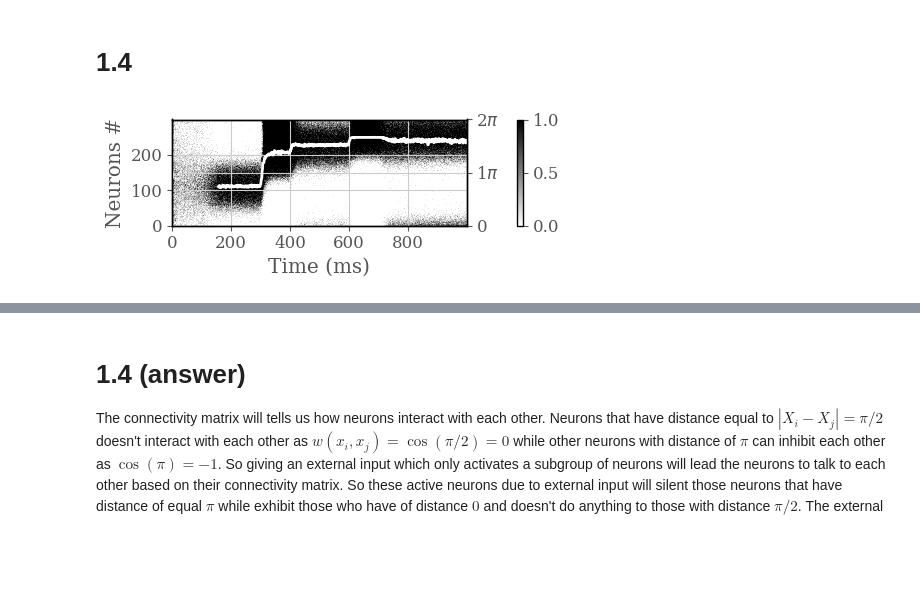
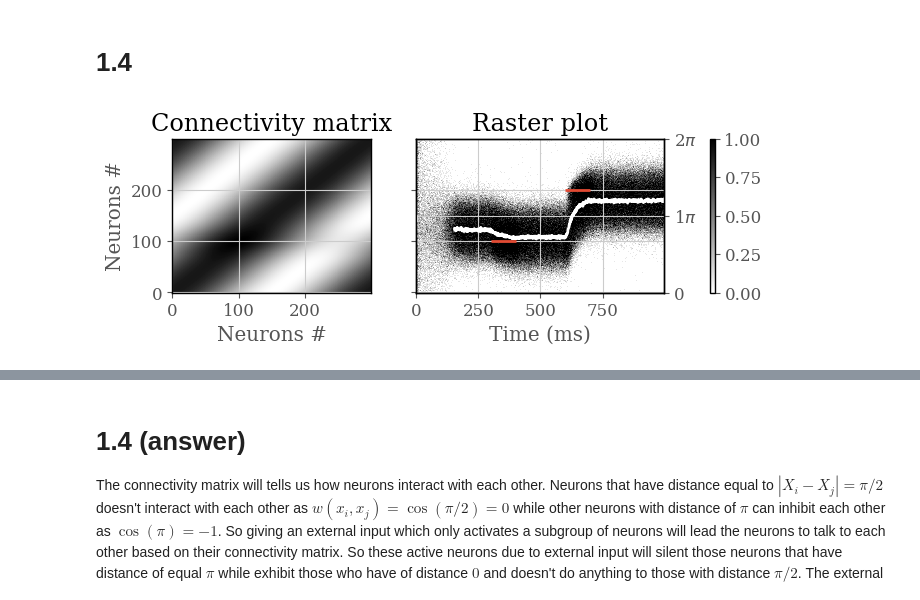
Before and after one commit to nosratullah/path_integration, a Jupyter notebook: attractors.ipynb, the cells around one changed output, grey strips where cells are left out. Saved outputs shown, nothing was run; the diff lists cells and outputs as text; code cells hidden in the pictures; blank space fills up the shorter version.

```diff
--- a/attractors.ipynb
+++ b/attractors.ipynb
@@ -445,6 +445,26 @@ plt.tight_layout()
 [figure]
 # %% [markdown]
 # 1.4
+# %%
+
+normal_dist = np.exp(-((X - mu_1_degree) ** 2) / (2 * sigma ** 2))
+I = np.abs(normal_dist)
+I, I = np.meshgrid(I, I)
+
+plt.figure(figsize=(4, 3))
+def connectivity_profile(xi, xj, external_input):
+    return J * np.cos(xi - xj) + external_input
+
+connectivity_matrix = np.zeros((N, N))
+for i in range(N):
+    for j in range(N):
+        connectivity_matrix[i, j] = connectivity_profile(X[i], X[j], I[i, j])
+
+plt.imshow(connectivity_matrix)
+plt.ylabel('Neuron #')
+plt.xlabel('Neuron #')
+plt.title('Connectivity matrix')
+plt.colorbar()
 # %%
 T = 1000 # ms
 dt = .1 # ms
@@ -461,11 +481,17 @@ spikes = np.zeros((N, int(T/dt)))
 rate = np.zeros((N, int(T/dt)))
 m_cos = 0
 m_sin = 0
+mu_1_degree = 2 * np.pi / 3
+mu_2_degree = 4 * np.pi / 3
+sigma = np.pi / 8
+indices = np.arange(N)
 for t in range(1, int(T/dt)):
     if t >= int(300/dt) and t < int(400/dt):
-        external_input_at_t = external_input(X, 2 * np.pi / 3, np.pi/8)
+        normal_dist = np.exp(-((X - mu_1_degree) ** 2) / (2 * sigma ** 2))
+        external_input_at_t = np.abs(normal_dist)
     elif t >= int(600/dt) and t < int(700/dt):
-        external_input_at_t = external_input(X, 4 * np.pi / 3, np.pi/8)
+        normal_dist = np.exp(-((X - mu_2_degree) ** 2) / (2 * sigma ** 2))
+        external_input_at_t = np.abs(normal_dist)
     else:
         external_input_at_t = np.zeros(N)
     I[:, t] = J * (np.cos(X) * m_cos + np.sin(X) * m_sin) + external_input_at_t
@@ -490,41 +516,48 @@ for t in range(1, int(T/dt)):
 # plt.xlabel('Time (ms)')
 # plt.ylabel('Neurons #')
 # plt.title('Spike raster')
-gs = gridspec.GridSpec(1, 2, width_ratios=[50, 1])
+gs = gridspec.GridSpec(1, 3, width_ratios=[40, 50, 1], wspace=.3)
 
-fig = plt.figure(figsize=(5, 2))
+fig = plt.figure(figsize=(7, 2))
 
+ax0 = plt.subplot(gs[0])
+ax0.imshow(connectivity_matrix, cmap='gray_r', origin='lower')
+ax0.set_ylabel('Neurons #')
+ax0.set_xlabel('Neurons #')
+ax0.set_title('Connectivity matrix')
 # Create the main plot in the first grid cell
-ax = plt.subplot(gs[0])
+ax = plt.subplot(gs[1])
 mean_rate = calculate_mean_rate(N, T, dt, spikes)
 mean_over_time = np.mean(mean_rate, axis=1)
+ax.set_title('Raster plot')
 im = ax.imshow(mean_rate, aspect='auto', origin='lower')
-ax.set_ylabel('Neurons #')
+# ax.set_ylabel('Neurons #')
+ax.set_yticklabels([])
 ax.set_xlabel('Time (ms)')
 
 max_neuron_rate = []
 for t in range(1, T):
     if np.sum(mean_rate[:, t], axis=0) < 2*N/3 and np.sum(mean_rate[:, t], axis=0) > N/3:
         top_neurons = np.argpartition(mean_rate[:, t], -100)[-100:]
         max_neuron_rate.append(np.mean(top_neurons))
     else:
         max_neuron_rate.append(np.nan)
 
 ax1 = ax.twinx()
 max_neuron_rate = np.array(max_neuron_rate)
 max_angle = map_to_degree(max_neuron_rate, N)
 ax1.plot(max_angle, color='white')
-# ax1.hlines(2 * np.pi/3, 300, 400)
-# ax1.hlines(4 * np.pi/3, 600, 700)
+ax1.hlines(2 * np.pi/3, 300, 400)
+ax1.hlines(4 * np.pi/3, 600, 700)
 ax1.set_ylim(0, 2 * np.pi)
 ax1.set_yticks([0, np.pi, 2*np.pi])
 ax1.yaxis.set_major_formatter(ticker.FuncFormatter(lambda y, _: '{:d}$\pi$'.format(int(round(y/np.pi))) if y !=0 else '0'))
 
 # Create the colorbar in the second grid cell
-ax2 = plt.subplot(gs[1])
+ax2 = plt.subplot(gs[2])
 plt.colorbar(im, cax=ax2)
 
 plt.tight_layout()
-plt.savefig('figures/1.4.pdf')
+plt.savefig('figures/1.4.png')
 # %% [output]
-[figure, old version]
+[figure, new version]
```
Also changed, not shown: parts of 2 cells of this notebook, 2 other files.
